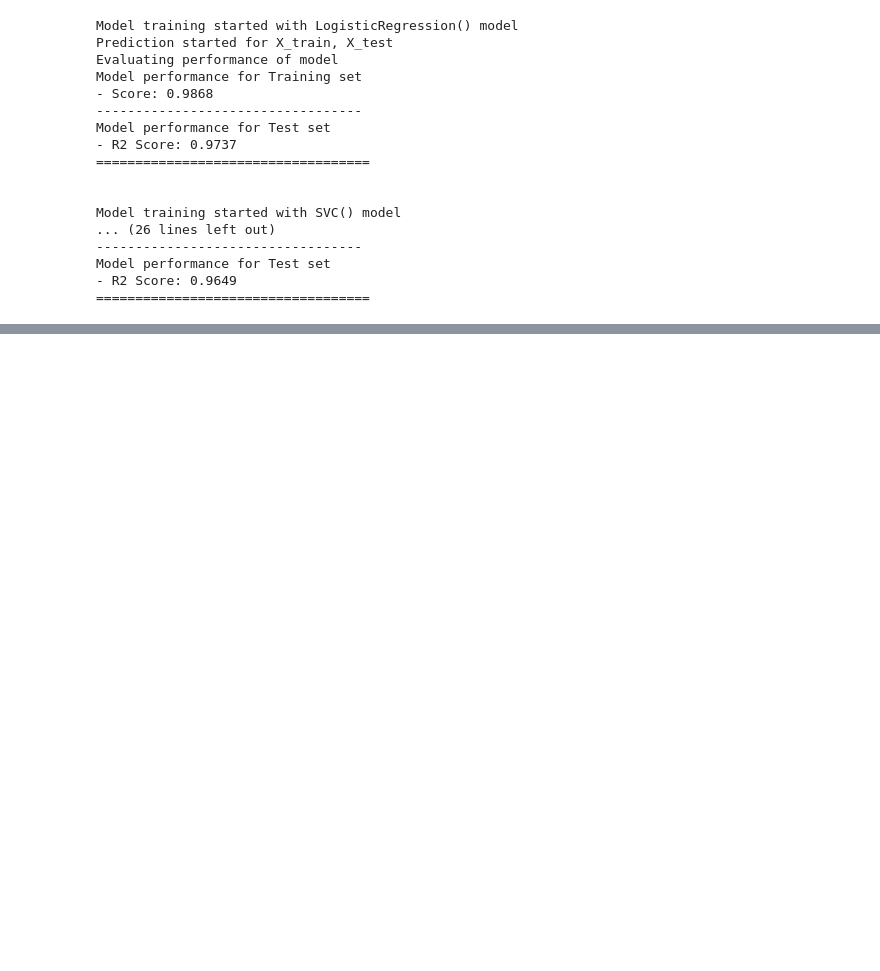
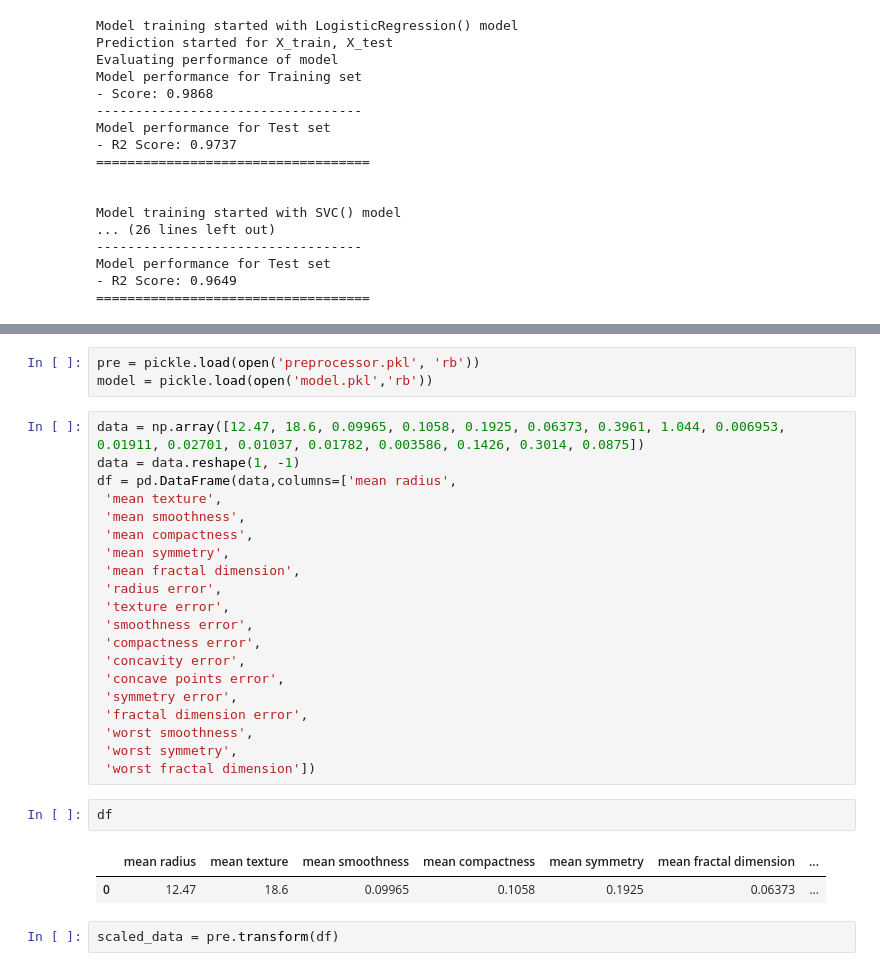
Before and after one commit to Anirudhrarao/Breast-Cancer-Predictor, a Jupyter notebook: notebook/breast cancer.ipynb, the cells around one changed output, grey strips where cells are left out. Cells and saved outputs as stored; diff of their text form; blank space fills up the shorter version.

```diff
--- a/notebook/breast cancer.ipynb
+++ b/notebook/breast cancer.ipynb
@@ -316,0 +491,30 @@ Model performance for Test set
+# %%
+pre = pickle.load(open('preprocessor.pkl', 'rb'))
+model = pickle.load(open('model.pkl','rb'))
+# %%
+data = np.array([12.47, 18.6, 0.09965, 0.1058, 0.1925, 0.06373, 0.3961, 1.044, 0.006953, 0.01911, 0.02701, 0.01037, 0.01782, 0.003586, 0.1426, 0.3014, 0.0875])
+data = data.reshape(1, -1)
+df = pd.DataFrame(data,columns=['mean radius',
+ 'mean texture',
+ 'mean smoothness',
+ 'mean compactness',
+ 'mean symmetry',
+ 'mean fractal dimension',
+ 'radius error',
+ 'texture error',
+ 'smoothness error',
+ 'compactness error',
+ 'concavity error',
+ 'concave points error',
+ 'symmetry error',
+ 'fractal dimension error',
+ 'worst smoothness',
+ 'worst symmetry',
+ 'worst fractal dimension'])
+# %%
+df
+# %% [output]
+|  | mean radius | mean texture | mean smoothness | mean compactness | mean symmetry | mean fractal dimension | ... |
+| 0 | 12.47 | 18.6 | 0.09965 | 0.1058 | 0.1925 | 0.06373 | ... |
+# %%
+scaled_data = pre.transform(df)
```
Also changed, not shown: parts of 16 cells of this notebook, 13 other files.
